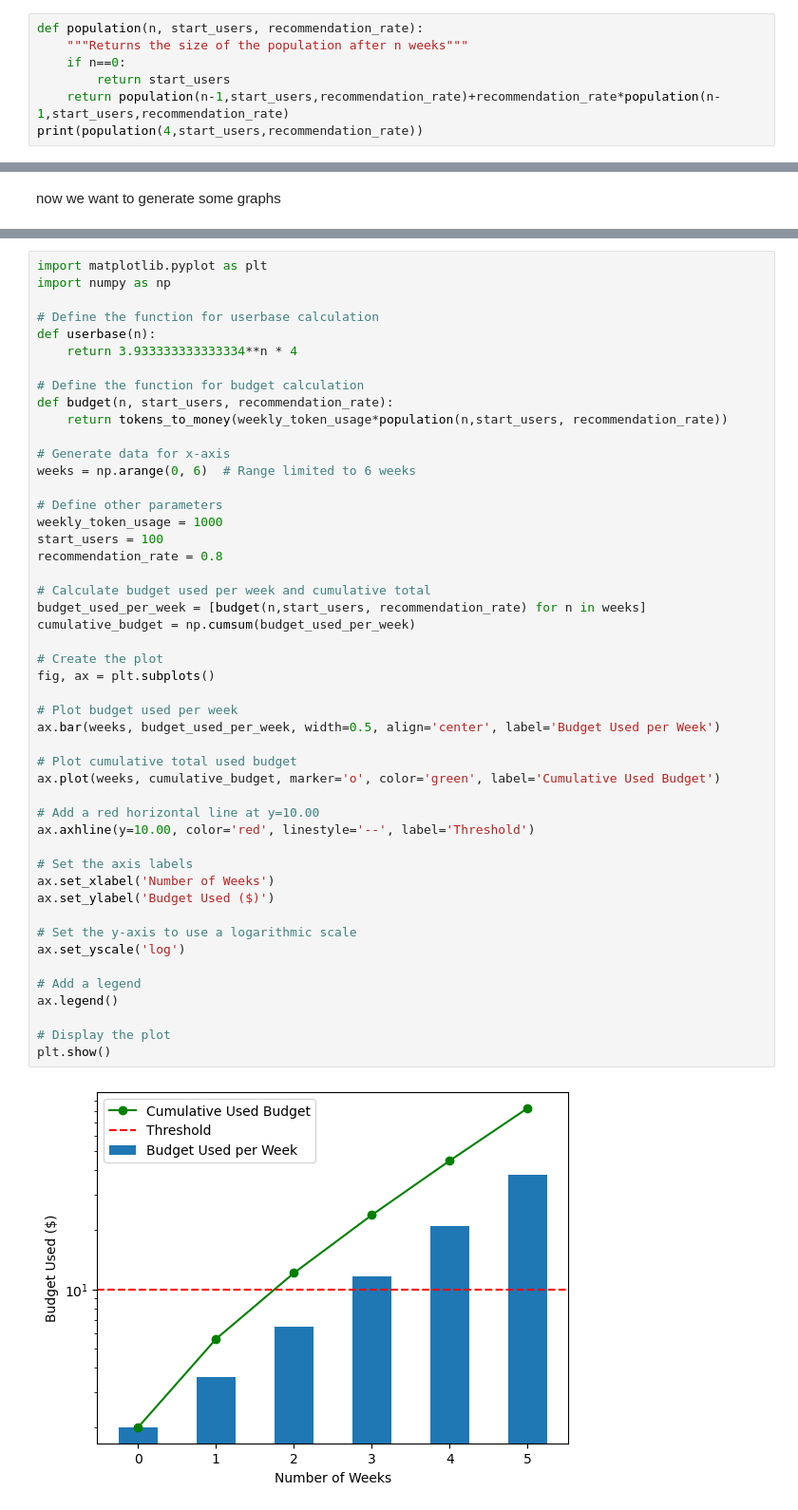
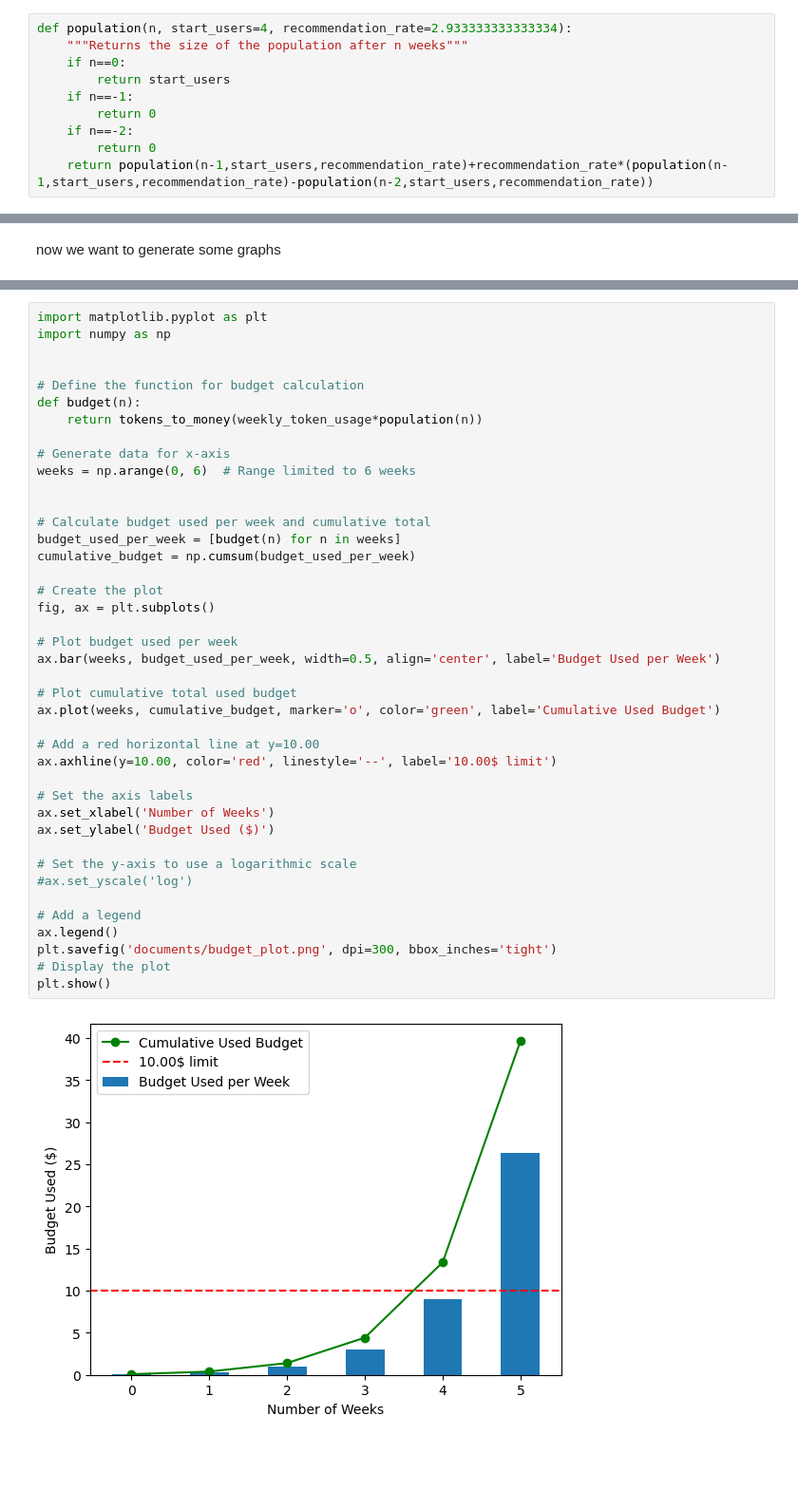
Before and after one commit to EliasMessner/StudyCompanion, a Jupyter notebook: budget_calculation.ipynb, the cells around one changed output, grey strips where cells are left out. Shown at 95% size. Drawn from its saved outputs; the diff is of its cells as text; blank space fills up the shorter version.

Commit message:
finalize budget calculations, add graphs

```diff
--- a/budget_calculation.ipynb
+++ b/budget_calculation.ipynb
@@ -333,10 +323,13 @@ weekly_token_usage
 # %% [markdown]
 Now, we also need to model the growth of the user base. We use a very simple model that assumes every person will recruit #recommendation_rate new people after using the software for one week and then will never recommend the software to anyone again. We also assume the users will use the software indefinitely.
 # %%
-def population(n, start_users, recommendation_rate):
+def population(n, start_users=4, recommendation_rate=2.933333333333334):
     """Returns the size of the population after n weeks"""
     if n==0:
         return start_users
-    return population(n-1,start_users,recommendation_rate)+recommendation_rate*population(n-1,start_users,recommendation_rate)
-print(population(4,start_users,recommendation_rate))
+    if n==-1:
+        return 0
+    if n==-2:
+        return 0
+    return population(n-1,start_users,recommendation_rate)+recommendation_rate*(population(n-1,start_users,recommendation_rate)-population(n-2,start_users,recommendation_rate))
 # %% [output]
@@ -398,49 +388,42 @@ plt.show()
 import matplotlib.pyplot as plt
 import numpy as np
 
-# Define the function for userbase calculation
-def userbase(n):
-    return 3.933333333333334**n * 4
 
 # Define the function for budget calculation
-def budget(n, start_users, recommendation_rate):
-    return tokens_to_money(weekly_token_usage*population(n,start_users, recommendation_rate))
+def budget(n):
+    return tokens_to_money(weekly_token_usage*population(n))
 
 # Generate data for x-axis
 weeks = np.arange(0, 6)  # Range limited to 6 weeks
 
-# Define other parameters
-weekly_token_usage = 1000
-start_users = 100
-recommendation_rate = 0.8
 
 # Calculate budget used per week and cumulative total
-budget_used_per_week = [budget(n,start_users, recommendation_rate) for n in weeks]
+budget_used_per_week = [budget(n) for n in weeks]
 cumulative_budget = np.cumsum(budget_used_per_week)
 
 # Create the plot
 fig, ax = plt.subplots()
 
 # Plot budget used per week
 ax.bar(weeks, budget_used_per_week, width=0.5, align='center', label='Budget Used per Week')
 
 # Plot cumulative total used budget
 ax.plot(weeks, cumulative_budget, marker='o', color='green', label='Cumulative Used Budget')
 
 # Add a red horizontal line at y=10.00
-ax.axhline(y=10.00, color='red', linestyle='--', label='Threshold')
+ax.axhline(y=10.00, color='red', linestyle='--', label='10.00$ limit')
 
 # Set the axis labels
 ax.set_xlabel('Number of Weeks')
 ax.set_ylabel('Budget Used ($)')
 
 # Set the y-axis to use a logarithmic scale
-ax.set_yscale('log')
+#ax.set_yscale('log')
 
 # Add a legend
 ax.legend()
-
+plt.savefig('documents/budget_plot.png', dpi=300, bbox_inches='tight')
 # Display the plot
 plt.show()
 # %% [output]
-[figure, old version]
+[figure, new version]
```
Also changed, not shown: parts of 10 cells of this notebook, 2 other files.
